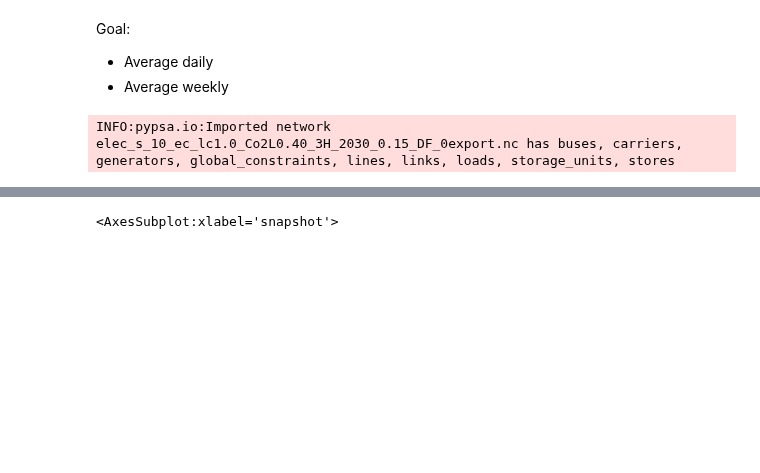
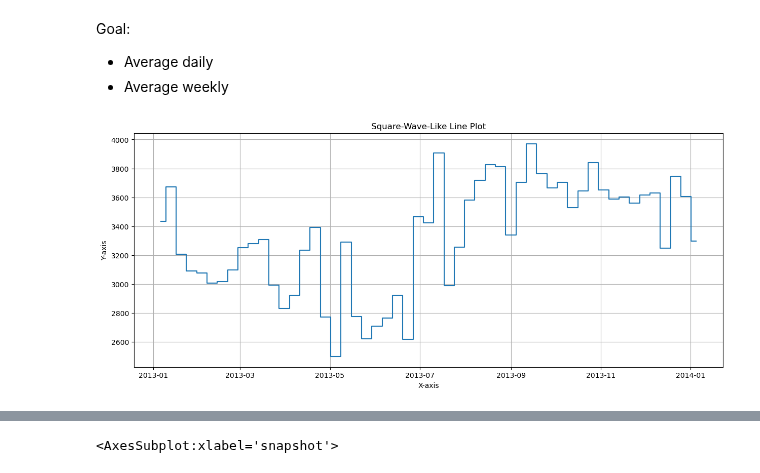
Before and after one commit to energyLS/aldehyde, a Jupyter notebook: workflow/notebooks/plot_rldc.ipynb, the cells around one changed output, grey strips where cells are left out. Cells and saved outputs as stored; diff of their text form; code cells hidden in the pictures; blank space fills up the shorter version.

```diff
--- a/workflow/notebooks/plot_rldc.ipynb
+++ b/workflow/notebooks/plot_rldc.ipynb
@@ -12,9 +12,7 @@ run = "nresults_full_3H_ws"
 prefix = "/mnt/c/Users/scl38887/Documents/git/aldehyde/workflow/subworkflows/pypsa-earth-sec/results/" + run + "/postnetworks/"
 output = "/mnt/c/Users/scl38887/Documents/git/aldehyde/results/" + run + "/graphics/rldc/"
 #path = "elec_s_10_ec_lc1.0_Co2L0.90_3H_2030_0.15_DF_0export.nc"
-n = pypsa.Network(prefix + path)
+#n = pypsa.Network(prefix + path)
-# %% [output]
-INFO:pypsa.io:Imported network elec_s_10_ec_lc1.0_Co2L0.40_3H_2030_0.15_DF_0export.nc has buses, carriers, generators, global_constraints, lines, links, loads, storage_units, stores
 # %%
 def calculate_rldc(n, resample, incl_curtailed):
 
@@ -47,3 +45,37 @@ def calculate_rldc(n, resample, incl_curtailed):
     rldc = rldc.reset_index(drop=True)
 
     return rldc
+# %%
+def calculate_rlc(n, resample, incl_curtailed, time_sorted):
+
+    # Get load
+    load = n.loads_t.p_set[n.loads[n.loads.carrier == "AC"].index].sum(axis=1)
+
+    # Get feed-in of wind
+    wind_power = n.generators.p_nom_opt[n.generators[n.generators.carrier == "onwind"].index]
+    wind_profile = n.generators_t.p_max_pu[n.generators[n.generators.carrier == "onwind"].index]
+    wind_feed_in = n.generators_t.p[n.generators[n.generators.carrier == "onwind"].index].sum(axis=1)
+    wind_feed_in_max = (wind_power * wind_profile).sum(axis=1)
+
+    # Get feed-in of solar
+    solar_power = n.generators.p_nom_opt[n.generators[n.generators.carrier == "solar"].index]
+    solar_profile = n.generators_t.p_max_pu[n.generators[n.generators.carrier == "solar"].index]
+    solar_feed_in = n.generators_t.p[n.generators[n.generators.carrier == "solar"].index].sum(axis=1)
+    solar_feed_in_max = (solar_power * solar_profile).sum(axis=1)
+
+    # Calculate residual load
+    if incl_curtailed == True:
+        rlc = load - wind_feed_in_max - solar_feed_in_max
+    elif incl_curtailed == False:
+        rlc = load - wind_feed_in - solar_feed_in
+
+    # Average hourly, daily, weekly
+    if resample != False:
+        rlc = rlc.resample(resample).mean().ffill()
+
+    if time_sorted == True:
+        # Sort residual load
+        rlc = rlc.sort_values(ascending=False)
+        rlc = rlc.reset_index(drop=True)
+
+    return rlc
@@ -49,0 +84,10 @@ def calculate_rldc(n, resample, incl_curtailed):
+# %%
+plt.figure(figsize=(15, 6))
+plt.step(rlc.index, rlc, where='mid', label='RLDC')
+plt.xlabel('X-axis')
+plt.ylabel('Y-axis')
+plt.title('Square-Wave-Like Line Plot')
+plt.grid(True)
+plt.show()
+# %% [output]
+[figure, added]
```
Also changed, not shown: parts of 8 cells of this notebook.
